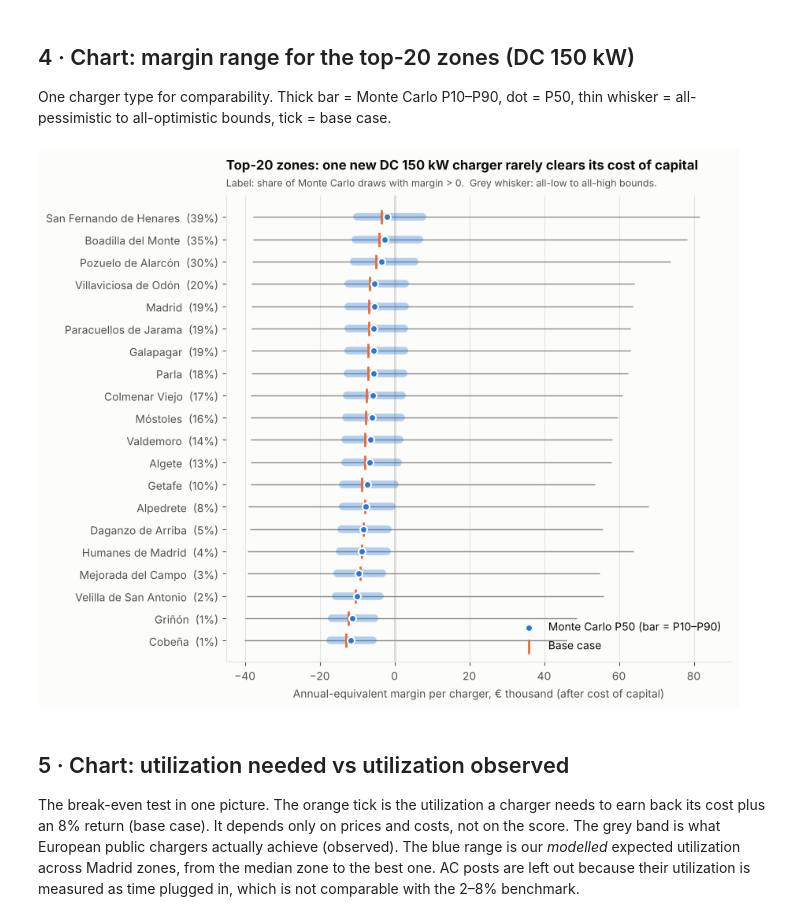
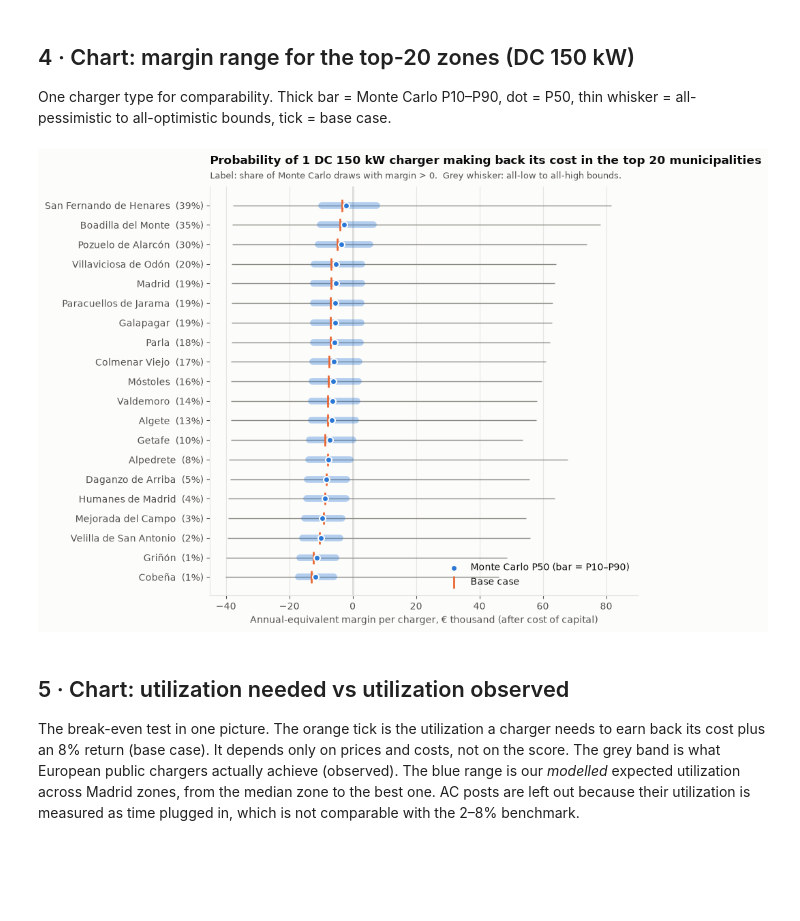
Before and after one commit to Presigal/OptimalEVCharging, a Jupyter notebook: notebooks/05_profit_scenarios.ipynb, the cells around one changed output. Drawn from its saved outputs; the diff is of its cells as text; code cells hidden in the pictures; blank space fills up the shorter version.

```diff
--- a/notebooks/05_profit_scenarios.ipynb
+++ b/notebooks/05_profit_scenarios.ipynb
@@ -246,28 +246,28 @@ all-pessimistic to all-optimistic bounds, tick = base case.
 # %%
 t = profit[profit["rank"] <= 20].sort_values("dc150_mc_p50")
 y = np.arange(len(t))
 fig, ax = plt.subplots(figsize=(9, 7.2))
 ax.axvline(0, color=INK2, lw=1, zorder=1)
 ax.hlines(y, t.dc150_margin_low / 1e3, t.dc150_margin_high / 1e3, color=MUTED, lw=1, zorder=2)
 ax.hlines(y, t.dc150_mc_p10 / 1e3, t.dc150_mc_p90 / 1e3, color=BLUE, lw=7, alpha=0.35,
           capstyle="round", zorder=3)
 ax.scatter(t.dc150_mc_p50 / 1e3, y, s=42, color=BLUE, edgecolor=SURF, linewidth=1.5, zorder=5,
            label="Monte Carlo P50 (bar = P10–P90)")
 ax.scatter(t.dc150_margin_base / 1e3, y, marker="|", s=160, color=ORANGE, linewidth=2, zorder=4,
            label="Base case")
 ax.set_yticks(y, [f"{n}  ({p:.0%})" for n, p in zip(t.name, t.dc150_p_profitable)])
 ax.set_xlabel("Annual-equivalent margin per charger, € thousand (after cost of capital)")
-ax.set_title("Top-20 zones: one new DC 150 kW charger rarely clears its cost of capital", pad=24)
+ax.set_title("Probability of 1 DC 150 kW charger making back its cost in the top 20 municipalities", pad=24)
 ax.text(0, 1.015, "Label: share of Monte Carlo draws with margin > 0.  Grey whisker: all-low to all-high bounds.",
         transform=ax.transAxes, color=INK2, fontsize=9, va="bottom")
 ax.grid(axis="x", color=GRID, lw=0.8)
 ax.set_xlim(-45, 90)
 ax.legend(loc="lower right", frameon=False)
 fig.tight_layout()
 fig.savefig(MAPS / "profit_margin_ranges_top20.png", dpi=200)
 plt.show()
 # %% [output]
-[figure, old version]
+[figure, new version]
 # %% [markdown]
 ## 5 · Chart: utilization needed vs utilization observed
 
```
Also changed, not shown: parts of 1 cell of this notebook, 8 other files.
